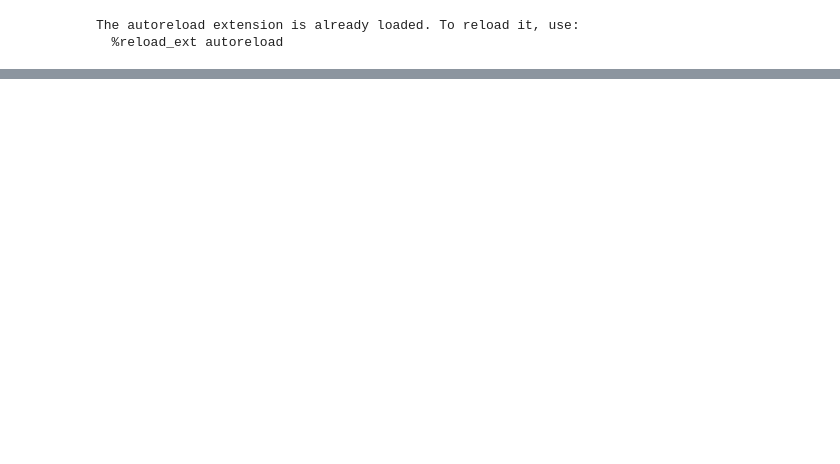
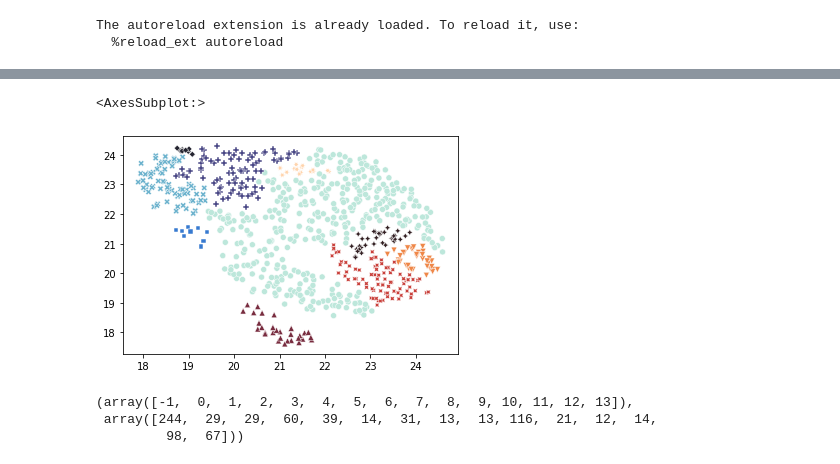
Before and after one commit to ojss/c3lr, a Jupyter notebook: scratch.ipynb, the cells around one changed output, grey strips where cells are left out. Cells and saved outputs as stored; diff of their text form; code cells hidden in the pictures; blank space fills up the shorter version.

```diff
--- a/scratch.ipynb
+++ b/scratch.ipynb
@@ -34,0 +72,5 @@ sns.scatterplot(x=z_reduced[:, 0], y=z_reduced[:, 1], hue=labels, style=labels,
+# %%
+tri_mat = np.triu(dists, 1) # tri_mat.dim=2
+tri_mat = tri_mat[np.nonzero(tri_mat)] # tri_mat.dim=1
+tri_mat = np.sort(tri_mat,axis=None)
+top_num = np.round(0.6*tri_mat.size).astype(int)
@@ -34,0 +89,13 @@ sns.scatterplot(x=z_reduced[:, 0], y=z_reduced[:, 1], hue=labels, style=labels,
+# %%
+sns.scatterplot(x=z_reduced[preds >= 0, 0], y=z_reduced[preds >= 0, 1], hue=preds[preds >= 0], style=preds[preds >= 0], palette="icefire", legend=False)
+# %% [output]
+<AxesSubplot:>
+[figure, added]
+# %%
+clf = hdbscan.HDBSCAN(min_cluster_size=9, metric='precomputed', cluster_selection_epsilon=eps.item())
+preds = clf.fit_predict(dists2.astype(float))
+np.unique(preds, return_counts=True)
+# %% [output]
+(array([-1,  0,  1,  2,  3,  4,  5,  6,  7,  8,  9, 10, 11, 12, 13]),
+ array([244,  29,  29,  60,  39,  14,  31,  13,  13, 116,  21,  12,  14,
+         98,  67]))
```
Also changed, not shown: parts of 45 cells of this notebook, 2 other files.
